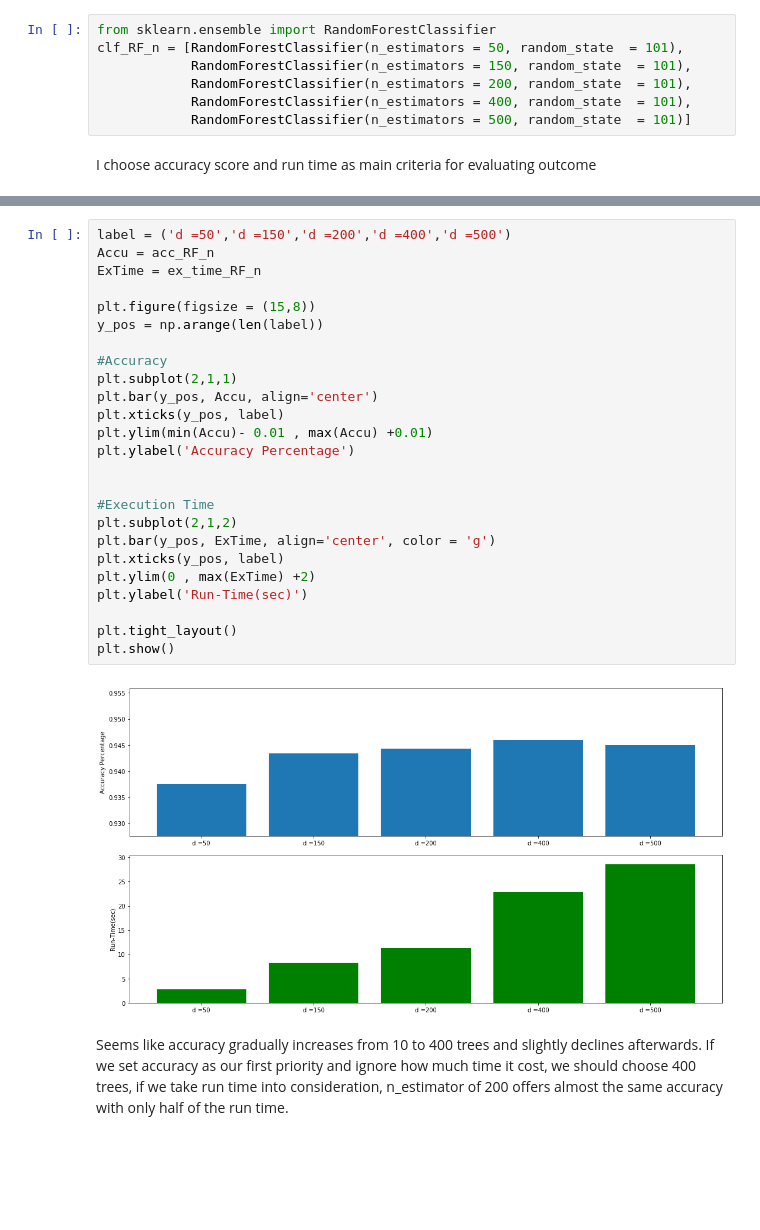
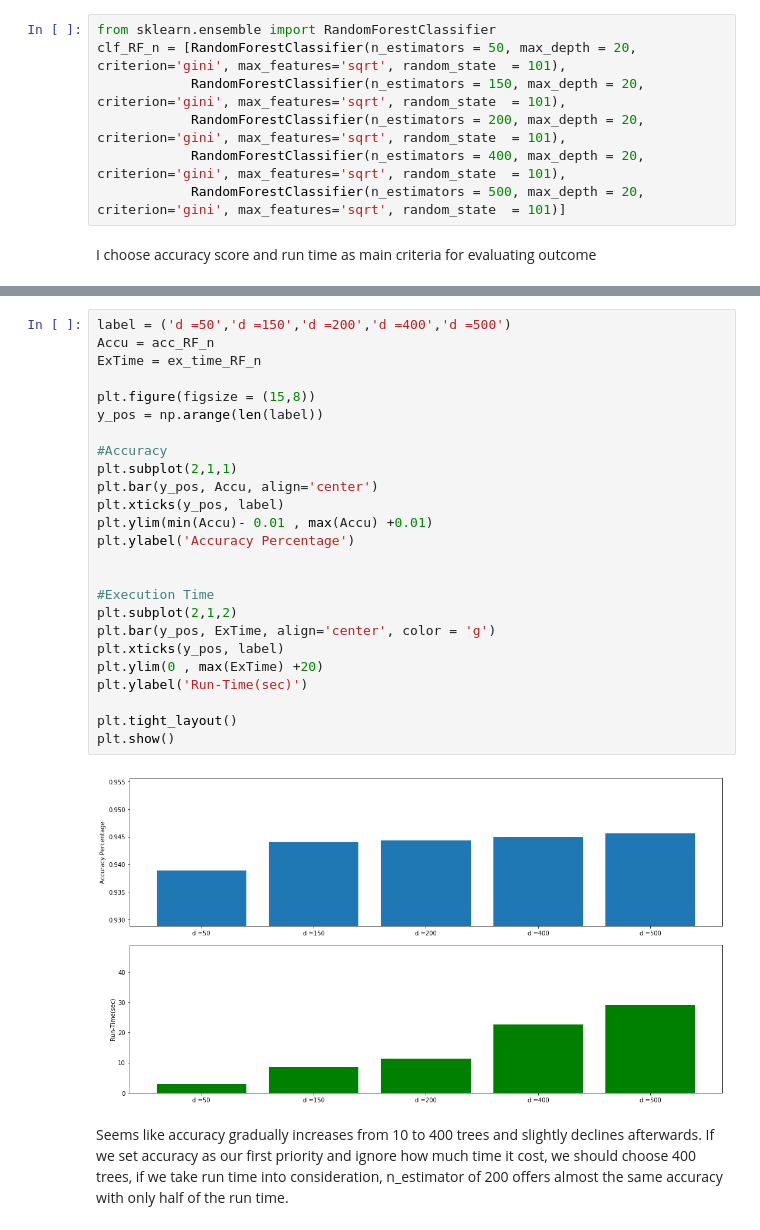
Before and after one commit to mattxushuai/Thinkful-DS, a Jupyter notebook: Supervised Learning Capstone Matt Xu.ipynb, the cells around one changed output, grey strips where cells are left out. Saved outputs shown, nothing was run; the diff lists cells and outputs as text; blank space fills up the shorter version.

```diff
--- a/Supervised Learning Capstone Matt Xu.ipynb
+++ b/Supervised Learning Capstone Matt Xu.ipynb
@@ -395,11 +395,11 @@ X_test.shape
 ### 1. Compare different number of trees
 # %%
 from sklearn.ensemble import RandomForestClassifier
-clf_RF_n = [RandomForestClassifier(n_estimators = 50, random_state  = 101),
-            RandomForestClassifier(n_estimators = 150, random_state  = 101),
-            RandomForestClassifier(n_estimators = 200, random_state  = 101),
-            RandomForestClassifier(n_estimators = 400, random_state  = 101),
-            RandomForestClassifier(n_estimators = 500, random_state  = 101)]
+clf_RF_n = [RandomForestClassifier(n_estimators = 50, max_depth = 20, criterion='gini', max_features='sqrt', random_state  = 101),
+            RandomForestClassifier(n_estimators = 150, max_depth = 20, criterion='gini', max_features='sqrt', random_state  = 101),
+            RandomForestClassifier(n_estimators = 200, max_depth = 20, criterion='gini', max_features='sqrt', random_state  = 101),
+            RandomForestClassifier(n_estimators = 400, max_depth = 20, criterion='gini', max_features='sqrt', random_state  = 101),
+            RandomForestClassifier(n_estimators = 500, max_depth = 20, criterion='gini', max_features='sqrt', random_state  = 101)]
 # %% [markdown]
 I choose accuracy score and run time as main criteria for evaluating outcome
 # %%
@@ -438,30 +445,30 @@ for clf in clf_RF_n :
 # %%
 label = ('d =50','d =150','d =200','d =400','d =500')
 Accu = acc_RF_n
 ExTime = ex_time_RF_n
 
 plt.figure(figsize = (15,8))
 y_pos = np.arange(len(label))
 
 #Accuracy
 plt.subplot(2,1,1)
 plt.bar(y_pos, Accu, align='center')
 plt.xticks(y_pos, label)
 plt.ylim(min(Accu)- 0.01 , max(Accu) +0.01)
 plt.ylabel('Accuracy Percentage')
 
 
 #Execution Time
 plt.subplot(2,1,2)
 plt.bar(y_pos, ExTime, align='center', color = 'g')
 plt.xticks(y_pos, label)
-plt.ylim(0 , max(ExTime) +2)
+plt.ylim(0 , max(ExTime) +20)
 plt.ylabel('Run-Time(sec)')
 
 plt.tight_layout()
 plt.show()
 # %% [output]
-[figure, old version]
+[figure, new version]
 # %% [markdown]
 Seems like accuracy gradually increases from 10 to 400 trees and slightly declines afterwards. If we set accuracy as our first priority and ignore how much time it cost, we should choose 400 trees, if we take run time into consideration, n_estimator of 200 offers almost the same accuracy with only half of the run time.
 # %% [markdown]
```
Also changed, not shown: parts of 52 cells of this notebook.
